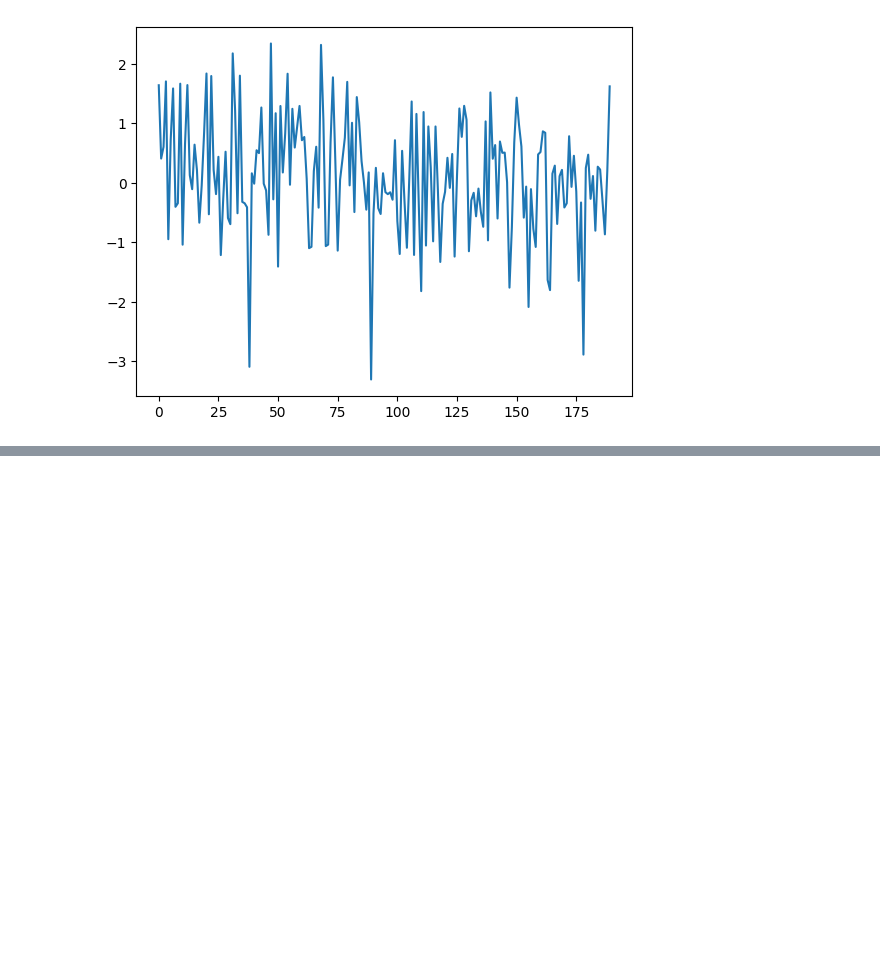
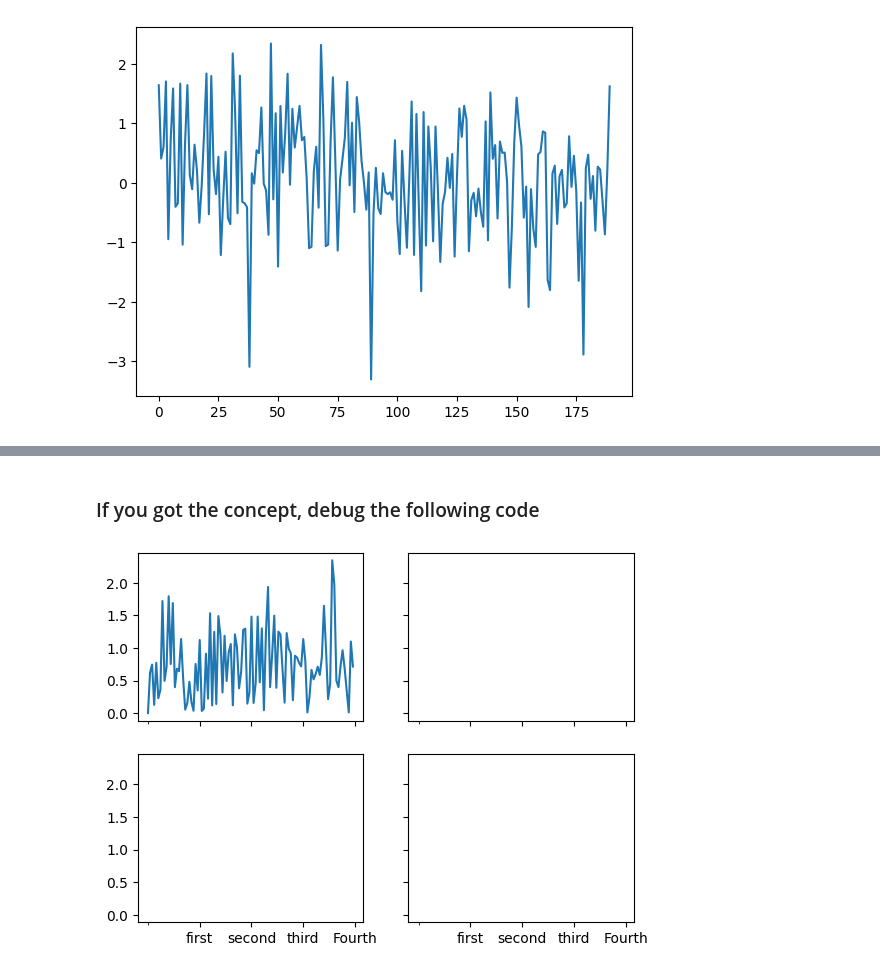
Before and after one commit to kunalmeon/Data-Analysis-Examples, a Jupyter notebook: SuperStoreData.ipynb, the cells around one changed output, grey strips where cells are left out. Saved outputs shown, nothing was run; the diff lists cells and outputs as text; code cells hidden in the pictures; blank space fills up the shorter version.

```diff
--- a/SuperStoreData.ipynb
+++ b/SuperStoreData.ipynb
@@ -1706,0 +1690,11 @@ myDataFrame.plot.bar()
+# %% [markdown]
+### If you got the concept, debug the following code
+# %%
+fig, axes=myplot.subplots(2,2, sharex=True, sharey=True)
+y=pd.Series(np.abs(np.random.randn(100)))
+y.plot(ax=axes[0,0], kind='line',xticks=[25,50,75,100])
+axes[0,0].set_xticklabels(["first","second","third","Fourth"])
+
+myplot.show()
+# %% [output]
+[figure, added]
```
Also changed, not shown: parts of 22 cells of this notebook.
